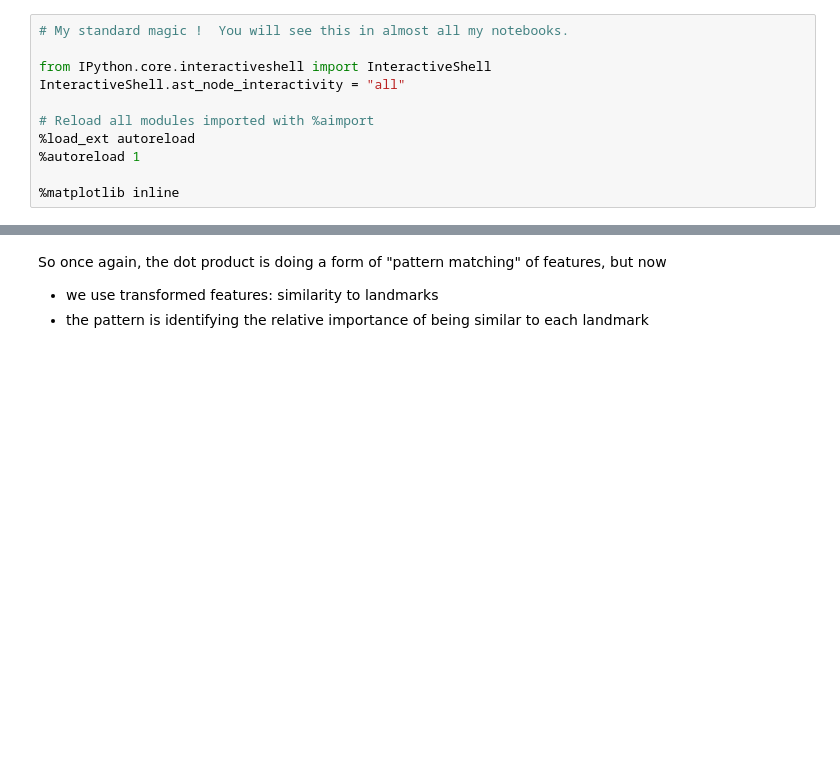
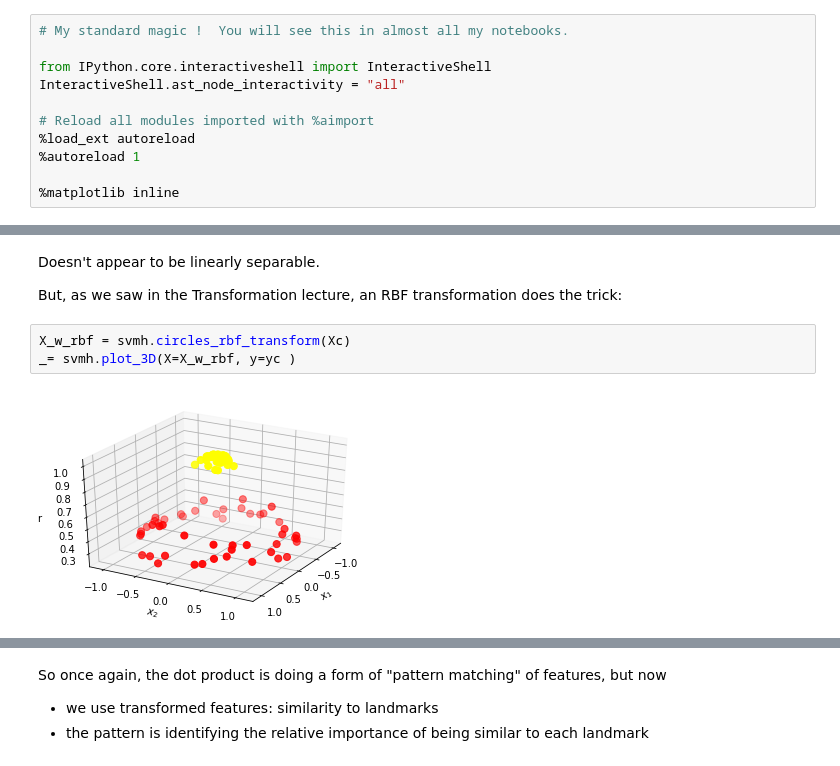
Before and after one commit to kenperry-public/ML_Fall_2019, a Jupyter notebook: SVM.ipynb, the cells around one changed output, grey strips where cells are left out. Drawn from its saved outputs; the diff is of its cells as text; blank space fills up the shorter version.

```diff
--- a/SVM.ipynb
+++ b/SVM.ipynb
@@ -220,0 +587,9 @@ $$
+# %% [markdown]
+Doesn't appear to be linearly separable.
+
+But, as we saw in the Transformation lecture, an RBF transformation does the trick:
+# %%
+X_w_rbf = svmh.circles_rbf_transform(Xc)
+_= svmh.plot_3D(X=X_w_rbf, y=yc )
+# %% [output]
+[figure, added]
```
Also changed, not shown: parts of 129 cells of this notebook, 12 other files.
